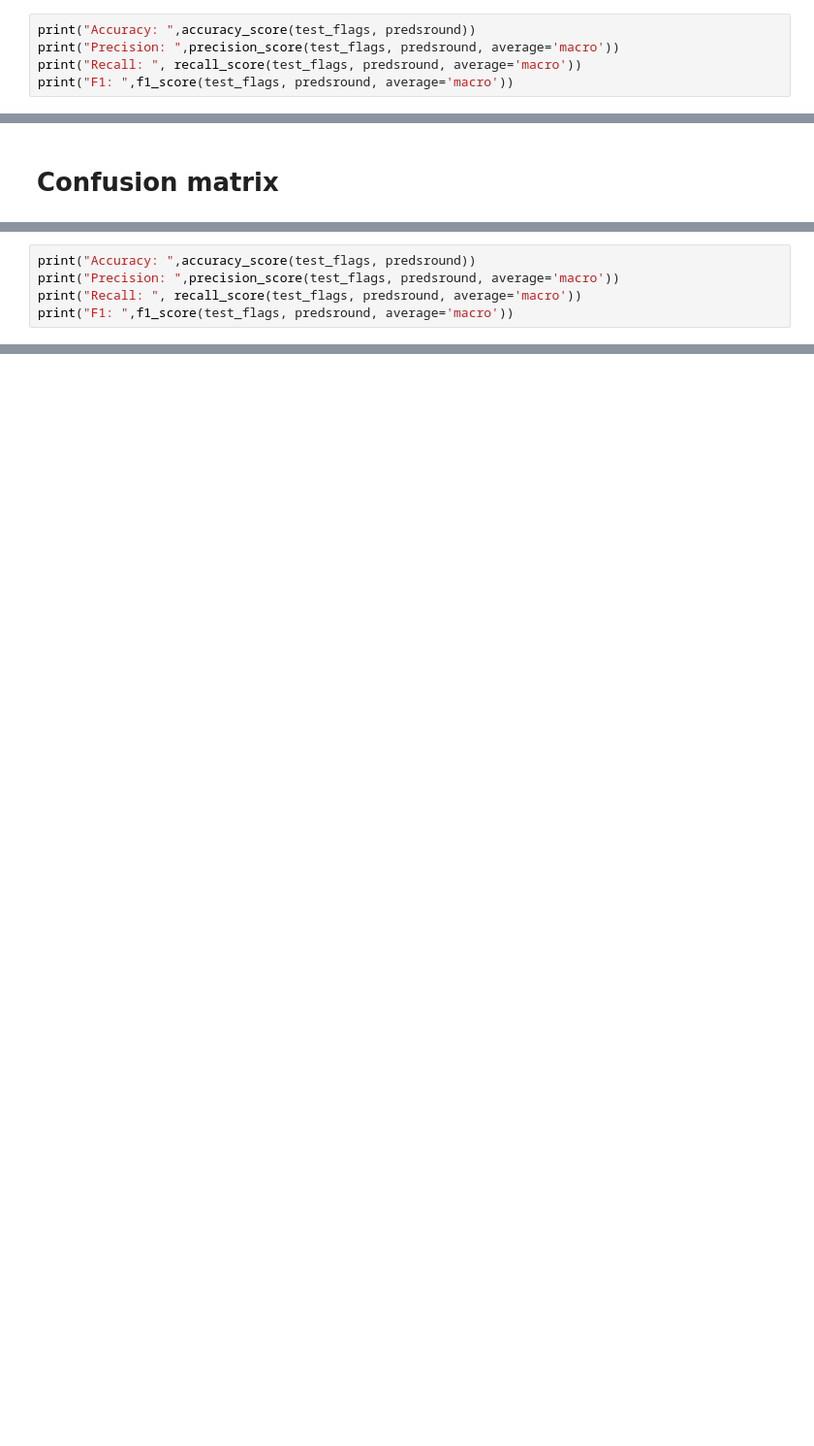
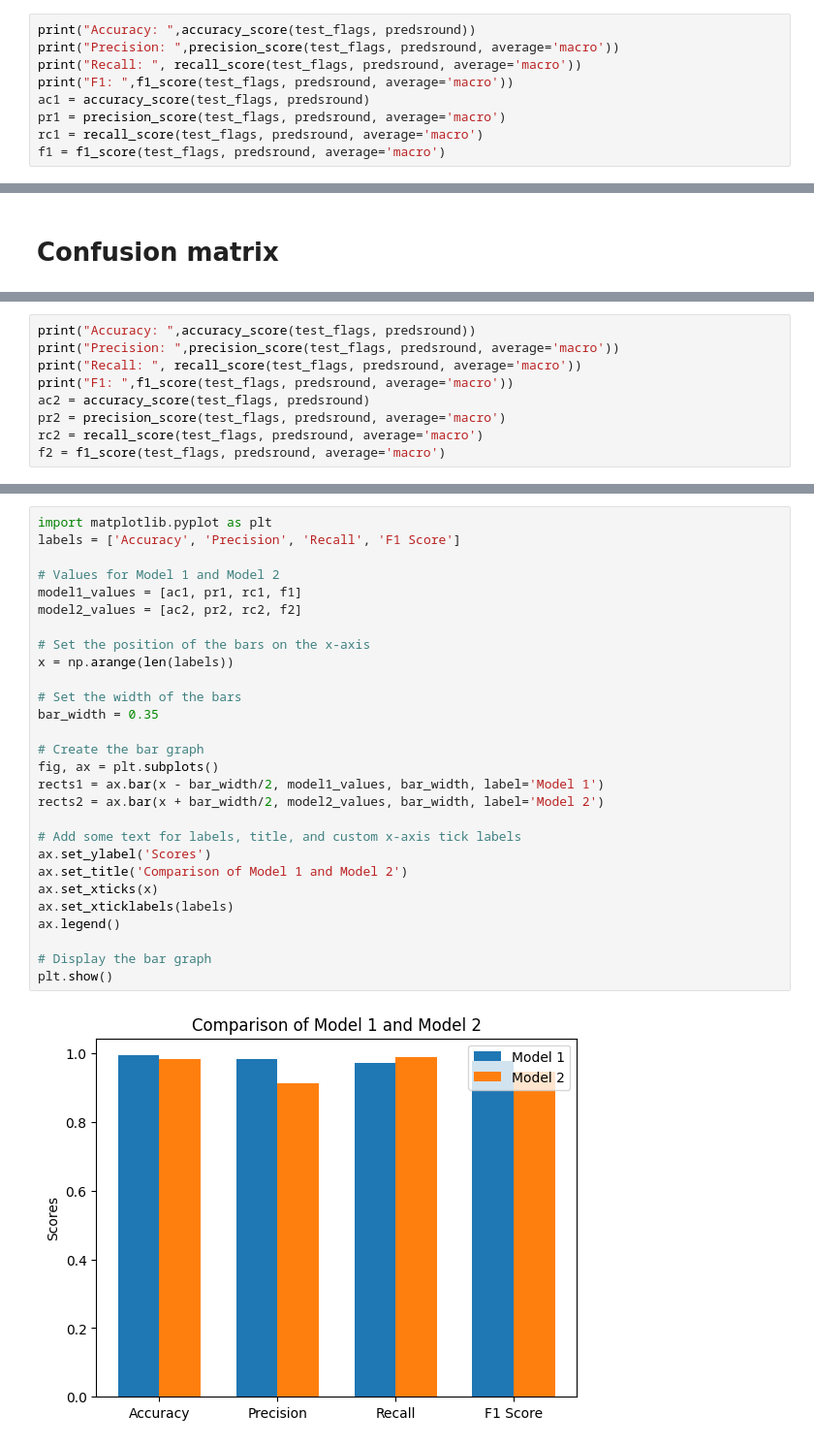
Before and after one commit to jaedyxn/ait23-project, a Jupyter notebook: FinalProject.ipynb, the cells around one changed output, grey strips where cells are left out. Shown at 97% size. Cells and saved outputs as stored; diff of their text form; blank space fills up the shorter version.

```diff
--- a/FinalProject.ipynb
+++ b/FinalProject.ipynb
@@ -105,4 +105,8 @@ print("Accuracy: ",accuracy_score(test_flags, predsround))
 print("Precision: ",precision_score(test_flags, predsround, average='macro'))
 print("Recall: ", recall_score(test_flags, predsround, average='macro'))
 print("F1: ",f1_score(test_flags, predsround, average='macro'))
+ac1 = accuracy_score(test_flags, predsround)
+pr1 = precision_score(test_flags, predsround, average='macro')
+rc1 = recall_score(test_flags, predsround, average='macro')
+f1 = f1_score(test_flags, predsround, average='macro')
 # %% [output]
@@ -186,4 +190,8 @@ print("Accuracy: ",accuracy_score(test_flags, predsround))
 print("Precision: ",precision_score(test_flags, predsround, average='macro'))
 print("Recall: ", recall_score(test_flags, predsround, average='macro'))
 print("F1: ",f1_score(test_flags, predsround, average='macro'))
+ac2 = accuracy_score(test_flags, predsround)
+pr2 = precision_score(test_flags, predsround, average='macro')
+rc2 = recall_score(test_flags, predsround, average='macro')
+f2 = f1_score(test_flags, predsround, average='macro')
 # %% [output]
@@ -325,0 +202,30 @@ model.compile(loss='categorical_crossentropy', optimizer=optimizer, metrics=['ac
+# %%
+import matplotlib.pyplot as plt
+labels = ['Accuracy', 'Precision', 'Recall', 'F1 Score']
+
+# Values for Model 1 and Model 2
+model1_values = [ac1, pr1, rc1, f1]
+model2_values = [ac2, pr2, rc2, f2]
+
+# Set the position of the bars on the x-axis
+x = np.arange(len(labels))
+
+# Set the width of the bars
+bar_width = 0.35
+
+# Create the bar graph
+fig, ax = plt.subplots()
+rects1 = ax.bar(x - bar_width/2, model1_values, bar_width, label='Model 1')
+rects2 = ax.bar(x + bar_width/2, model2_values, bar_width, label='Model 2')
+
+# Add some text for labels, title, and custom x-axis tick labels
+ax.set_ylabel('Scores')
+ax.set_title('Comparison of Model 1 and Model 2')
+ax.set_xticks(x)
+ax.set_xticklabels(labels)
+ax.legend()
+
+# Display the bar graph
+plt.show()
+# %% [output]
+[figure, added]
```
Also changed, not shown: parts of 21 cells of this notebook.
